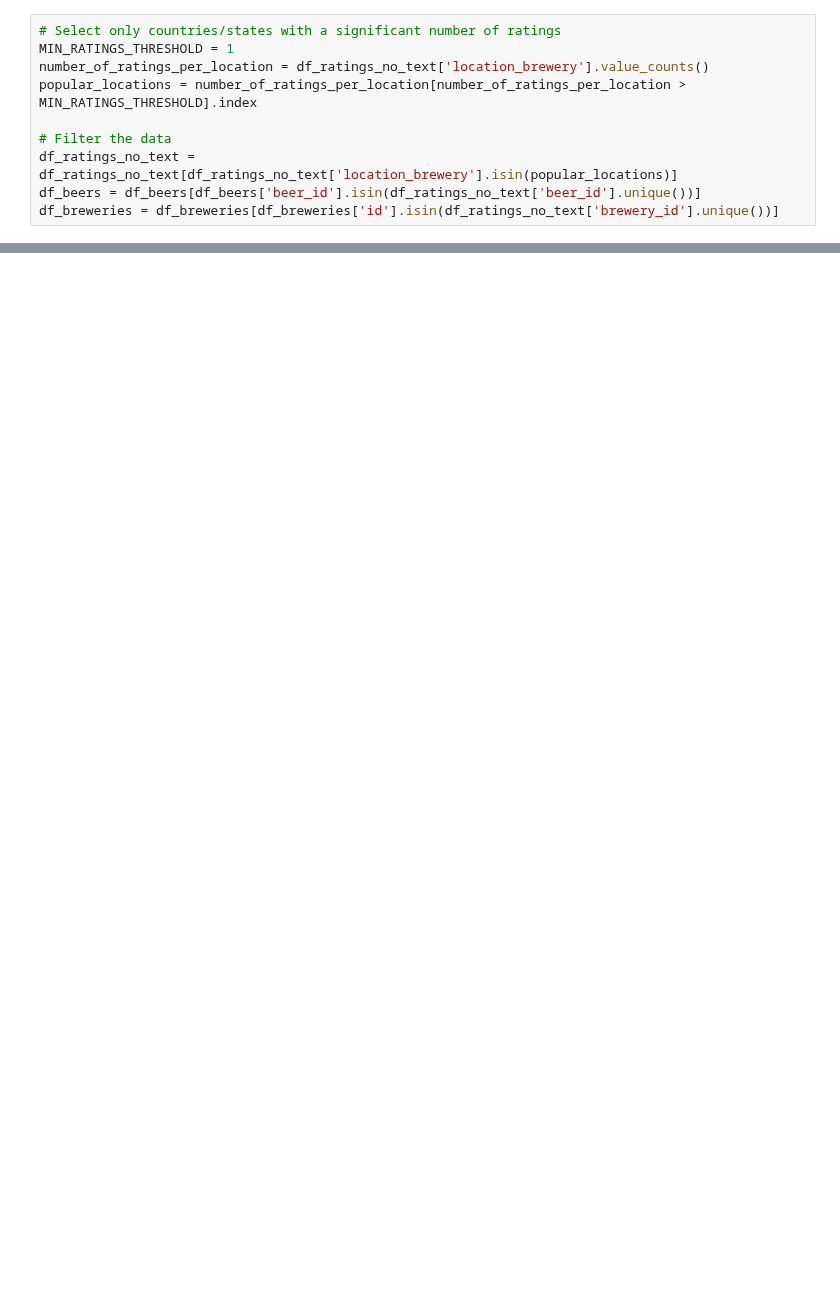
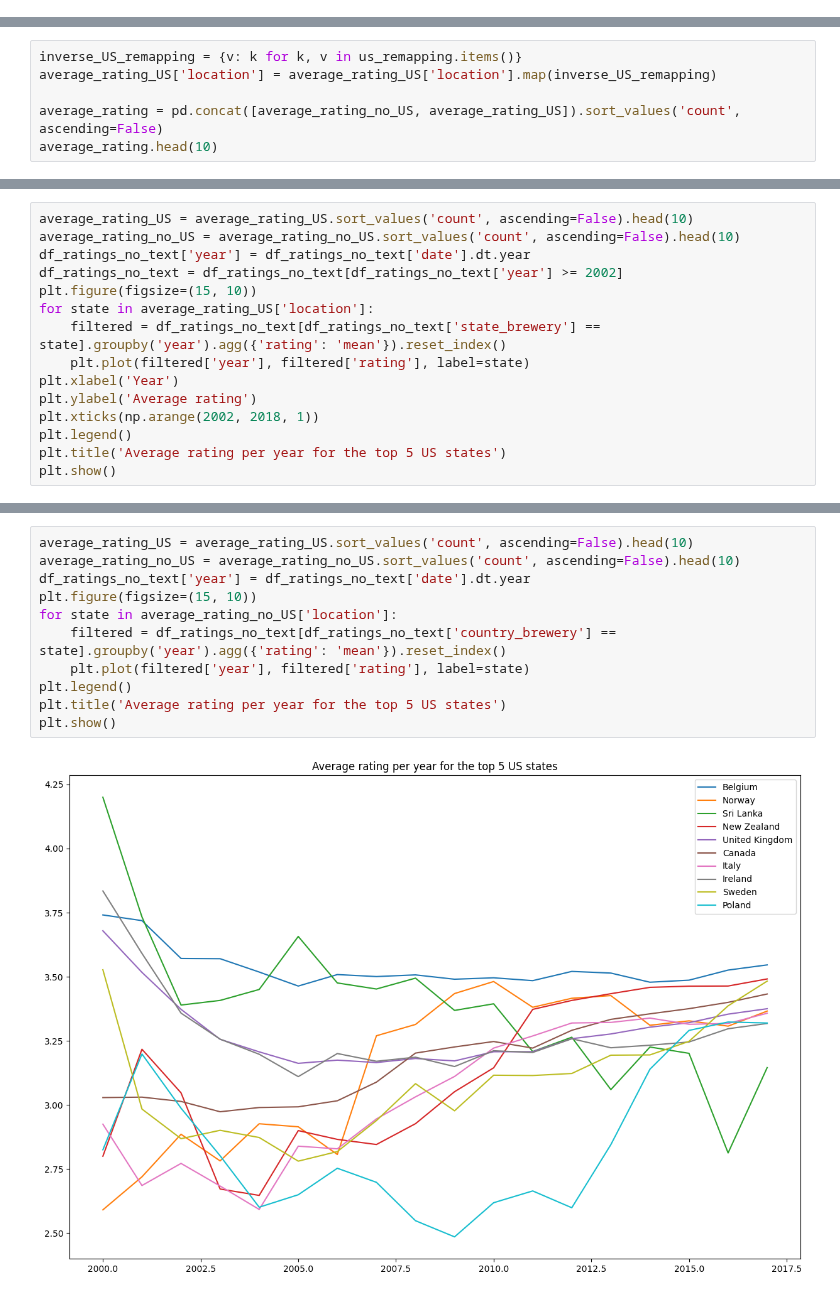
Before and after one commit to epfl-ada/ada-2024-project-sadamasochists, a Jupyter notebook: analysis/general.ipynb, the cells around one changed output, grey strips where cells are left out. Drawn from its saved outputs; the diff is of its cells as text; blank space fills up the shorter version.

```diff
--- a/analysis/general.ipynb
+++ b/analysis/general.ipynb
@@ -52,10 +21,0 @@ Index(['date', 'beer_id', 'user_id', 'brewery_id', 'abv', 'style', 'rating',
-# %%
-# Select only countries/states with a significant number of ratings
-MIN_RATINGS_THRESHOLD = 1
-number_of_ratings_per_location = df_ratings_no_text['location_brewery'].value_counts()
-popular_locations = number_of_ratings_per_location[number_of_ratings_per_location > MIN_RATINGS_THRESHOLD].index
-
-# Filter the data
-df_ratings_no_text = df_ratings_no_text[df_ratings_no_text['location_brewery'].isin(popular_locations)]
-df_beers = df_beers[df_beers['beer_id'].isin(df_ratings_no_text['beer_id'].unique())]
-df_breweries = df_breweries[df_breweries['id'].isin(df_ratings_no_text['brewery_id'].unique())]
@@ -488,0 +71,6 @@ Flat map saved as 'flat_map.html'.
+# %%
+inverse_US_remapping = {v: k for k, v in us_remapping.items()}
+average_rating_US['location'] = average_rating_US['location'].map(inverse_US_remapping)
+
+average_rating = pd.concat([average_rating_no_US, average_rating_US]).sort_values('count', ascending=False)
+average_rating.head(10)
@@ -488,0 +179,15 @@ Flat map saved as 'flat_map.html'.
+# %%
+average_rating_US = average_rating_US.sort_values('count', ascending=False).head(10)
+average_rating_no_US = average_rating_no_US.sort_values('count', ascending=False).head(10)
+df_ratings_no_text['year'] = df_ratings_no_text['date'].dt.year
+df_ratings_no_text = df_ratings_no_text[df_ratings_no_text['year'] >= 2002]
+plt.figure(figsize=(15, 10))
+for state in average_rating_US['location']:
+    filtered = df_ratings_no_text[df_ratings_no_text['state_brewery'] == state].groupby('year').agg({'rating': 'mean'}).reset_index()
+    plt.plot(filtered['year'], filtered['rating'], label=state)
+plt.xlabel('Year')
+plt.ylabel('Average rating')
+plt.xticks(np.arange(2002, 2018, 1))
+plt.legend()
+plt.title('Average rating per year for the top 5 US states')
+plt.show()
@@ -488,0 +196,13 @@ Flat map saved as 'flat_map.html'.
+# %%
+average_rating_US = average_rating_US.sort_values('count', ascending=False).head(10)
+average_rating_no_US = average_rating_no_US.sort_values('count', ascending=False).head(10)
+df_ratings_no_text['year'] = df_ratings_no_text['date'].dt.year
+plt.figure(figsize=(15, 10))
+for state in average_rating_no_US['location']:
+    filtered = df_ratings_no_text[df_ratings_no_text['country_brewery'] == state].groupby('year').agg({'rating': 'mean'}).reset_index()
+    plt.plot(filtered['year'], filtered['rating'], label=state)
+plt.legend()
+plt.title('Average rating per year for the top 5 US states')
+plt.show()
+# %% [output]
+[figure, added]
```
Also changed, not shown: parts of 20 cells of this notebook, 2 other files.
